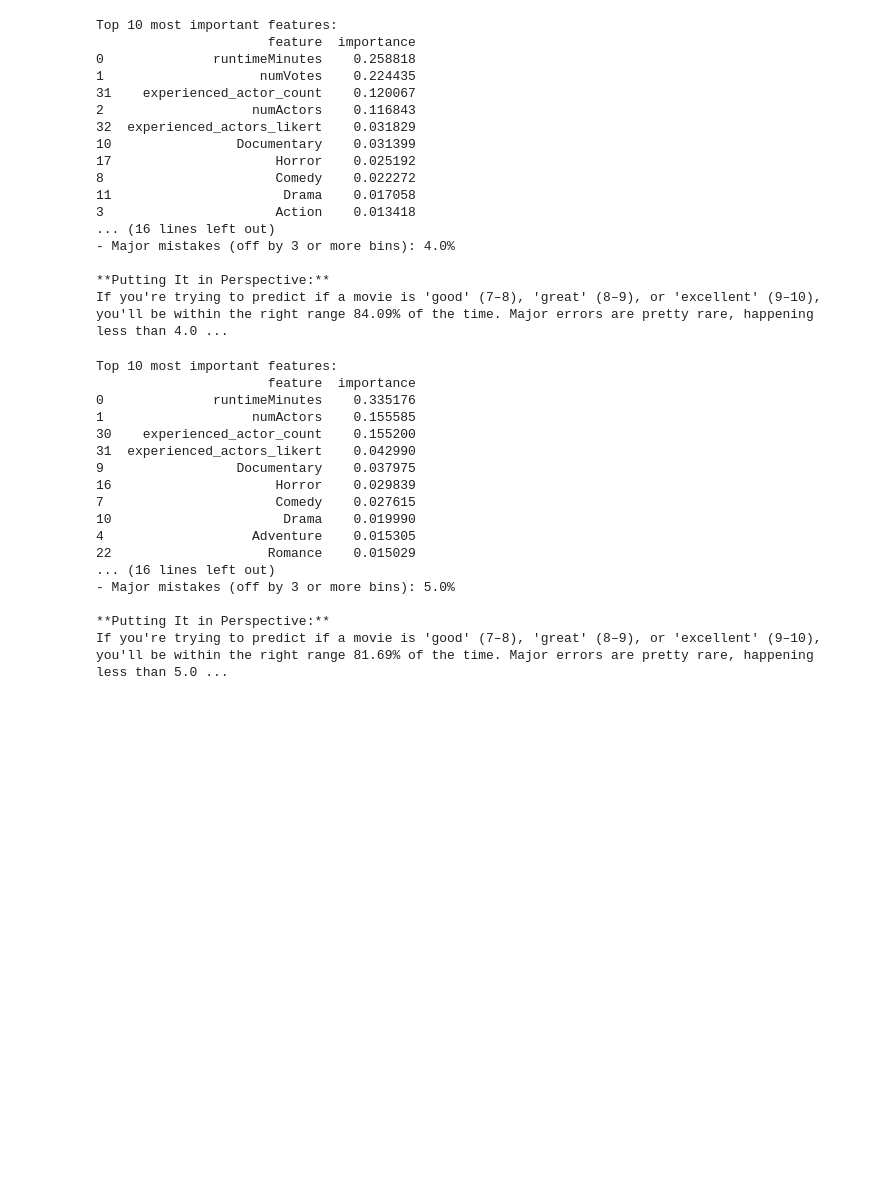
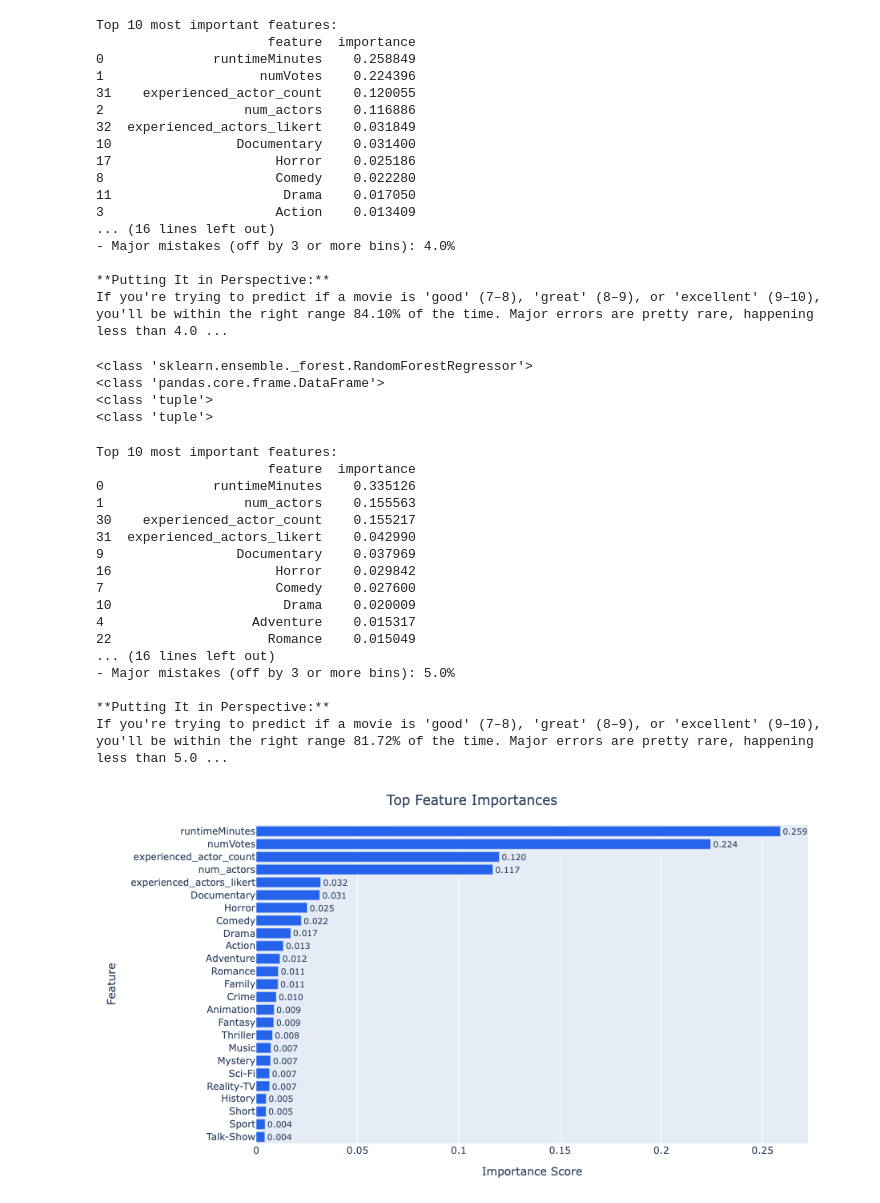
Before and after one commit to tonythor/data622, a Jupyter notebook: imdb.ipynb, the cells around one changed output. Cells and saved outputs as stored; diff of their text form; code cells hidden in the pictures; blank space fills up the shorter version.

```diff
--- a/imdb.ipynb
+++ b/imdb.ipynb
@@ -26,48 +46,58 @@ experienced_actors_likert <int64> 5, 4, 3, 4, 4
 # %%
 ## This assumes a number of votes already. Unlikely.
-df_dropped1 = df.drop(columns=['tconst', 'primaryTitle', 'actorNames'])
+df_dropped1 = df.drop(columns=['tconst', 'primaryTitle', 'actor_names'])
 model1, importance1, metrics1, predictions1 = train_and_evaluate_rf(df_dropped1)
 generate_summary_report(*predictions1)
 # %% [output]
 Top 10 most important features:
                       feature  importance
-0              runtimeMinutes    0.258818
-1                    numVotes    0.224435
-31    experienced_actor_count    0.120067
-2                   numActors    0.116843
-32  experienced_actors_likert    0.031829
-10                Documentary    0.031399
-17                     Horror    0.025192
-8                      Comedy    0.022272
-11                      Drama    0.017058
-3                      Action    0.013418
+0              runtimeMinutes    0.258849
+1                    numVotes    0.224396
+31    experienced_actor_count    0.120055
+2                  num_actors    0.116886
+32  experienced_actors_likert    0.031849
+10                Documentary    0.031400
+17                     Horror    0.025186
+8                      Comedy    0.022280
+11                      Drama    0.017050
+3                      Action    0.013409
 ... (16 lines left out)
 - Major mistakes (off by 3 or more bins): 4.0%
 
 **Putting It in Perspective:**
-If you're trying to predict if a movie is 'good' (7–8), 'great' (8–9), or 'excellent' (9–10), you'll be within the right range 84.09% of the time. Major errors are pretty rare, happening less than 4.0 ...
+If you're trying to predict if a movie is 'good' (7–8), 'great' (8–9), or 'excellent' (9–10), you'll be within the right range 84.10% of the time. Major errors are pretty rare, happening less than 4.0 ...
+# %%
+print(type(model1))
+print(type(importance1))
+print(type(metrics1))
+print(type(predictions1))
+# %% [output]
+<class 'sklearn.ensemble._forest.RandomForestRegressor'>
+<class 'pandas.core.frame.DataFrame'>
+<class 'tuple'>
+<class 'tuple'>
 # %%
 # This is a new program with no votes at all.
-df_dropped2 = df.drop(columns=['tconst', 'primaryTitle', 'actorNames', 'numVotes'])
+df_dropped2 = df.drop(columns=['tconst', 'primaryTitle', 'actor_names', 'numVotes'])
 model2, importance2, metrics2, predictions2 = train_and_evaluate_rf(df_dropped2)
 generate_summary_report(*predictions2)
 # %% [output]
 Top 10 most important features:
                       feature  importance
-0              runtimeMinutes    0.335176
-1                   numActors    0.155585
-30    experienced_actor_count    0.155200
+0              runtimeMinutes    0.335126
+1                  num_actors    0.155563
+30    experienced_actor_count    0.155217
 31  experienced_actors_likert    0.042990
-9                 Documentary    0.037975
-16                     Horror    0.029839
-7                      Comedy    0.027615
-10                      Drama    0.019990
-4                   Adventure    0.015305
-22                    Romance    0.015029
+9                 Documentary    0.037969
+16                     Horror    0.029842
+7                      Comedy    0.027600
+10                      Drama    0.020009
+4                   Adventure    0.015317
+22                    Romance    0.015049
 ... (16 lines left out)
 - Major mistakes (off by 3 or more bins): 5.0%
 
 **Putting It in Perspective:**
-If you're trying to predict if a movie is 'good' (7–8), 'great' (8–9), or 'excellent' (9–10), you'll be within the right range 81.69% of the time. Major errors are pretty rare, happening less than 5.0 ...
+If you're trying to predict if a movie is 'good' (7–8), 'great' (8–9), or 'excellent' (9–10), you'll be within the right range 81.72% of the time. Major errors are pretty rare, happening less than 5.0 ...
 # %%
 import plotly.express as px
@@ -97,0 +148,4 @@ plot_feature_importance(rf_model, X_train.columns)
+# %%
+plot_importance(importance1)
+# %% [output]
+[figure, added]
```
Also changed, not shown: parts of 4 cells of this notebook, 3 other files.
